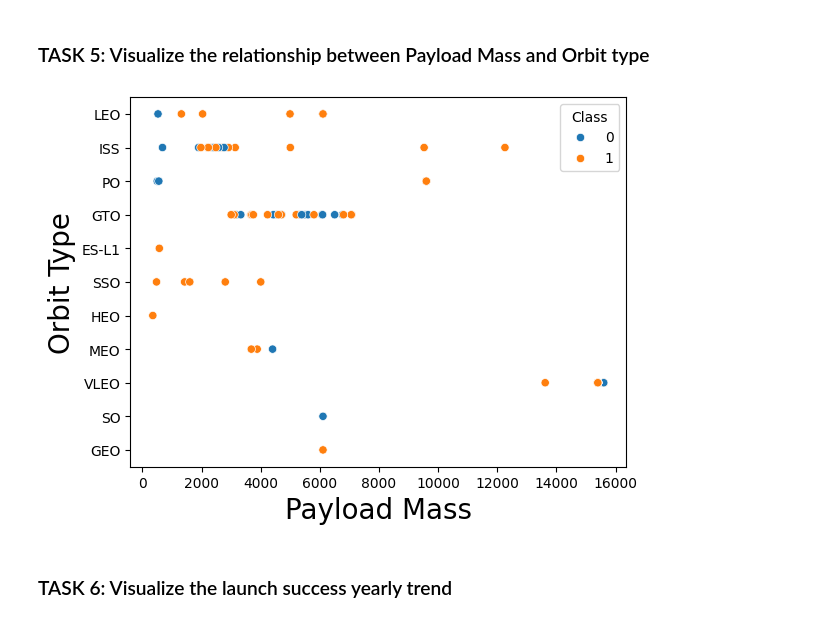
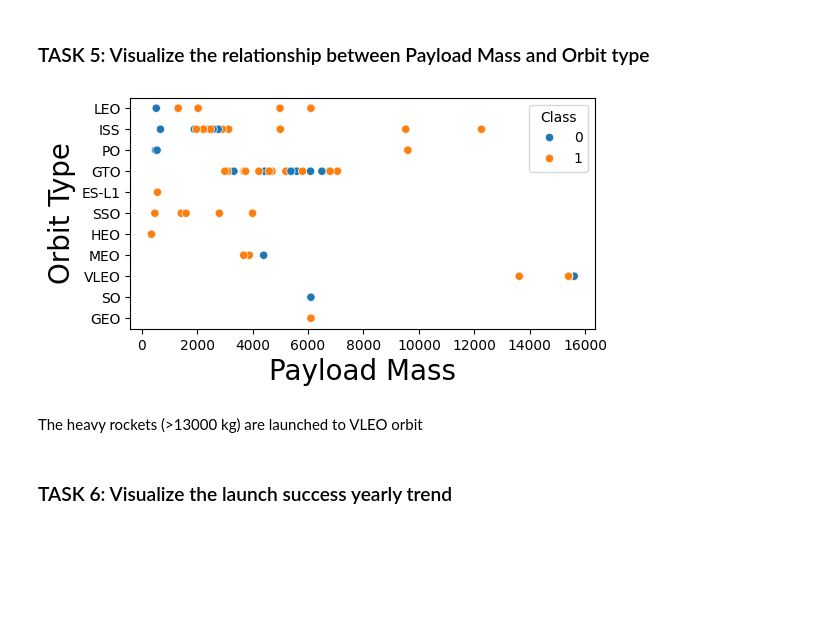
Before and after one commit to jbigishiro/Predict-if-Falcon-9-first-stage-will-land-successfully, a Jupyter notebook: mod2lab2.ipynb, the cells around one changed output. Drawn from its saved outputs; the diff is of its cells as text; code cells hidden in the pictures; blank space fills up the shorter version.

```diff
--- a/mod2lab2.ipynb
+++ b/mod2lab2.ipynb
@@ -91,12 +101,15 @@ plt.show()
 # %% [markdown]
 ### TASK 5: Visualize the relationship between Payload Mass and Orbit type
 # %%
+plt.subplots(figsize=(6, 3))
 sns.scatterplot(y="Orbit", x="PayloadMass", hue="Class", data=df)
 plt.ylabel("Orbit Type",fontsize=20)
 plt.xlabel("Payload Mass",fontsize=20)
 plt.show()
 # %% [output]
-[figure, old version]
+[figure, new version]
+# %% [markdown]
+The heavy rockets (>13000 kg) are launched to VLEO orbit
 # %% [markdown]
 ### TASK 6: Visualize the launch success yearly trend
 # %%
```
Also changed, not shown: parts of 8 cells of this notebook, 5 other files.
